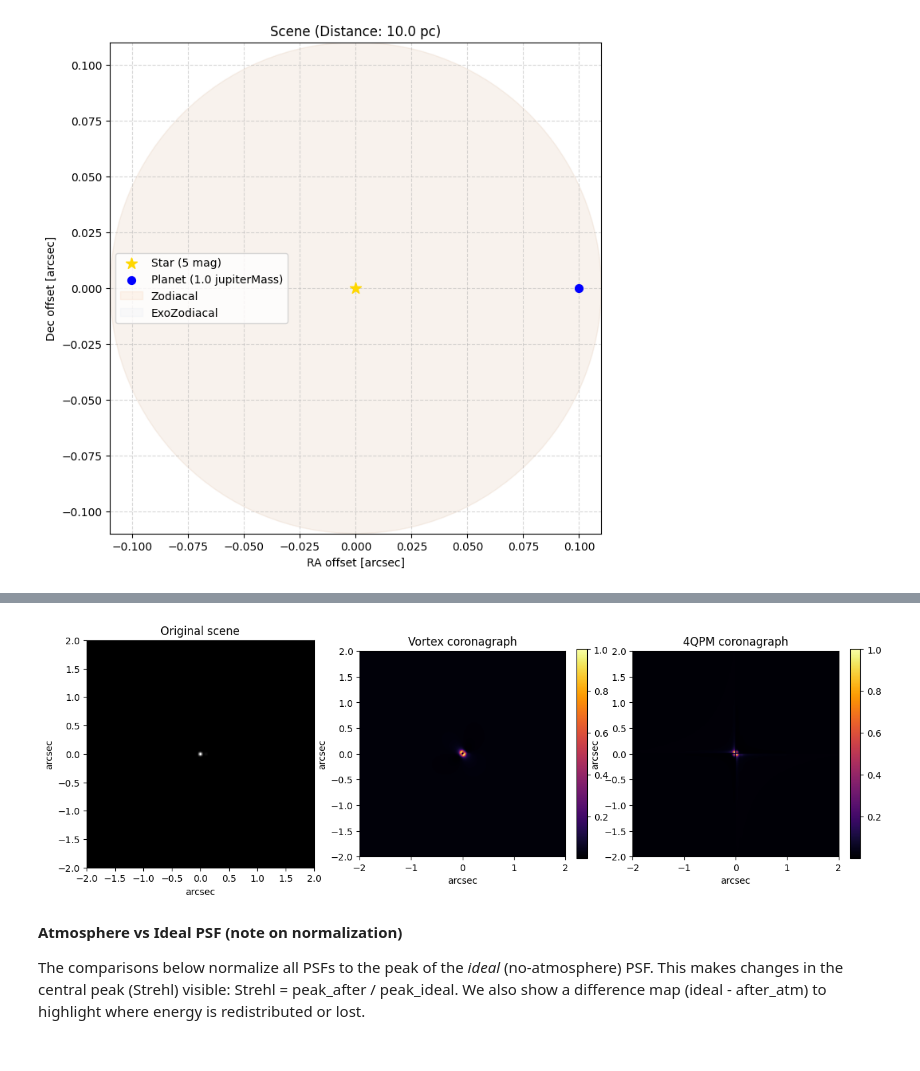
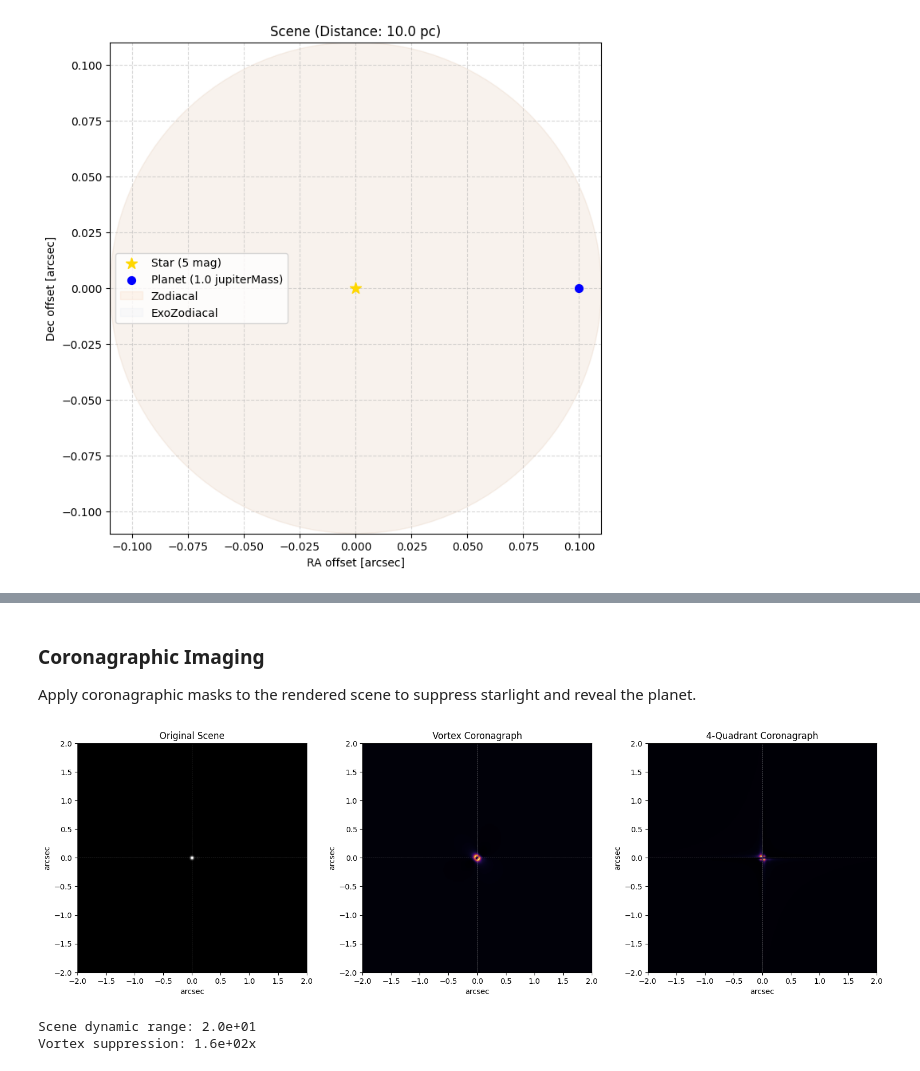
Before and after one commit to VForiel/HELIOS, a Jupyter notebook: examples/demo.ipynb, the cells around one changed output, grey strips where cells are left out. Cells and saved outputs as stored; diff of their text form; code cells hidden in the pictures.

```diff
--- a/examples/demo.ipynb
+++ b/examples/demo.ipynb
@@ -105,7 +257,0 @@ JWST pupil array shape: (512, 512)
-# %%
-# Diffraction pattern demo for JWST preset
-p_jwst = helios.Pupil.like('JWST')
-# show diffraction pattern in log scale (units: lambda/D)
-ax = p_jwst.plot_diffraction_pattern(npix=512, log=True, cmap='inferno', wavelength=550e-9)
-ax.set_title('JWST diffraction pattern (log10, units: lambda/D)')
-plt.show()
@@ -147,36 +258,45 @@ Scene render shape, min/max: (256, 256) 0.04927866464995703 1.0
+# %% [markdown]
+### Coronagraphic Imaging
+Apply coronagraphic masks to the rendered scene to suppress starlight and reveal the planet.
 # %%
-# Coronagraph demo: compare vortex and 4-quadrant masks (scaled in lambda/D)
-from astropy import units as u
-# create coronagraph instances
-cor_vortex = helios.Coronagraph(phase_mask='vortex')
-cor_4q = helios.Coronagraph(phase_mask='4quadrants')
-# wavelength and telescope diameter to set mask scale (lambda/D)
-lam = 550e-9 * u.m
-D = 6.5 * u.m
-fov = 4 * u.arcsec
-# compute coronagraphic images using physical scaling (lam, diameter, fov)
-img_vortex = cor_vortex.image_from_scene(scene_img, soft=True, oversample=4, normalize=True, lam=lam, diameter=D, fov=fov)
-img_4q = cor_4q.image_from_scene(scene_img, soft=True, oversample=4, normalize=True, lam=lam, diameter=D, fov=fov)
-# plot original and coronagraphic images side-by-side
-fig, axes = plt.subplots(1, 3, figsize=(15, 5))
+# Render the scene to an image
+scene_img, x, y = scene.render(npix=256, fov=4*u.arcsec, return_coords=True)
 extent = [x[0].value, x[-1].value, y[0].value, y[-1].value]
-axes[0].imshow(scene_img, origin='lower', cmap='gray', extent=extent, aspect='equal')
-axes[0].set_title('Original scene')
-axes[1].imshow(img_vortex, origin='lower', cmap='inferno', extent=extent, aspect='equal')
-axes[1].set_title('Vortex coronagraph')
-axes[2].imshow(img_4q, origin='lower', cmap='inferno', extent=extent, aspect='equal')
-axes[2].set_title('4QPM coronagraph')
+
+# Apply coronagraphs
+img_vortex = coro_vortex.image_from_scene(scene_img, soft=True, oversample=4,
+                                          normalize=True, lam=lam, diameter=D, fov=fov)
+img_4q = coro_4q.image_from_scene(scene_img, soft=True, oversample=4,
+                                  normalize=True, lam=lam, diameter=D, fov=fov)
+
+# Display comparison
+fig, axes = plt.subplots(1, 3, figsize=(16, 5))
+
+axes[0].imshow(scene_img, origin='lower', cmap='gray', extent=extent)
+axes[0].set_title('Original Scene')
+axes[0].set_xlabel('arcsec')
+axes[0].set_ylabel('arcsec')
+
+axes[1].imshow(img_vortex, origin='lower', cmap='inferno', extent=extent)
+axes[1].set_title('Vortex Coronagraph')
+axes[1].set_xlabel('arcsec')
+axes[1].set_ylabel('arcsec')
+
+axes[2].imshow(img_4q, origin='lower', cmap='inferno', extent=extent)
+axes[2].set_title('4-Quadrant Coronagraph')
+axes[2].set_xlabel('arcsec')
+axes[2].set_ylabel('arcsec')
+
 for ax in axes:
-    ax.set_xlabel('arcsec')
-    ax.set_ylabel('arcsec')
-plt.colorbar(axes[1].images[0], ax=axes[1], fraction=0.046)
-plt.colorbar(axes[2].images[0], ax=axes[2], fraction=0.046)
+    ax.axvline(0, color='white', ls='--', alpha=0.3, lw=0.5)
+    ax.axhline(0, color='white', ls='--', alpha=0.3, lw=0.5)
+
+plt.tight_layout()
 plt.show()
+
+print(f"Scene dynamic range: {scene_img.max()/scene_img.min():.1e}")
+print(f"Vortex suppression: {scene_img.max()/img_vortex[128,128]:.1e}x")
 # %% [output]
-[figure, old version]
+[figure, new version]
+Scene dynamic range: 2.0e+01
+Vortex suppression: 1.6e+02x
-# %% [markdown]
-**Atmosphere vs Ideal PSF (note on normalization)**
-
-The comparisons below normalize all PSFs to the peak of the *ideal* (no-atmosphere) PSF.
-This makes changes in the central peak (Strehl) visible: Strehl = peak_after / peak_ideal.
-We also show a difference map (ideal - after_atm) to highlight where energy is redistributed or lost.
```
Also changed, not shown: parts of 30 cells of this notebook, 8 other files.
